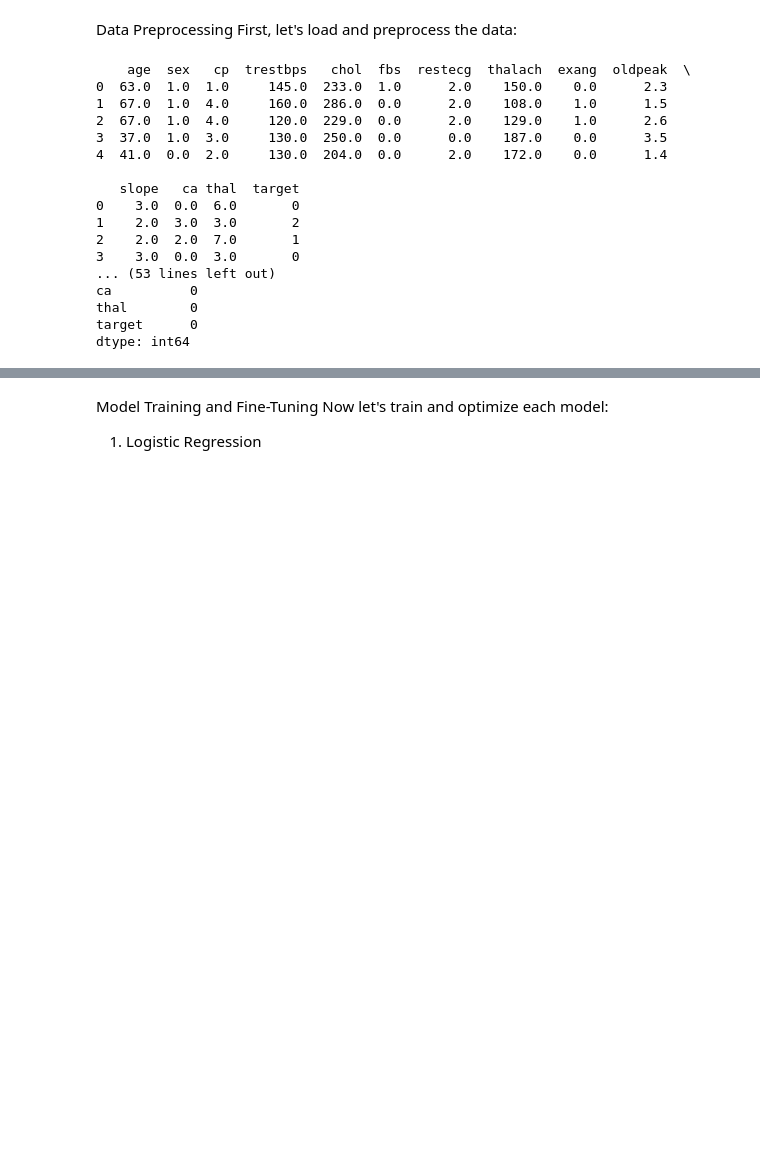
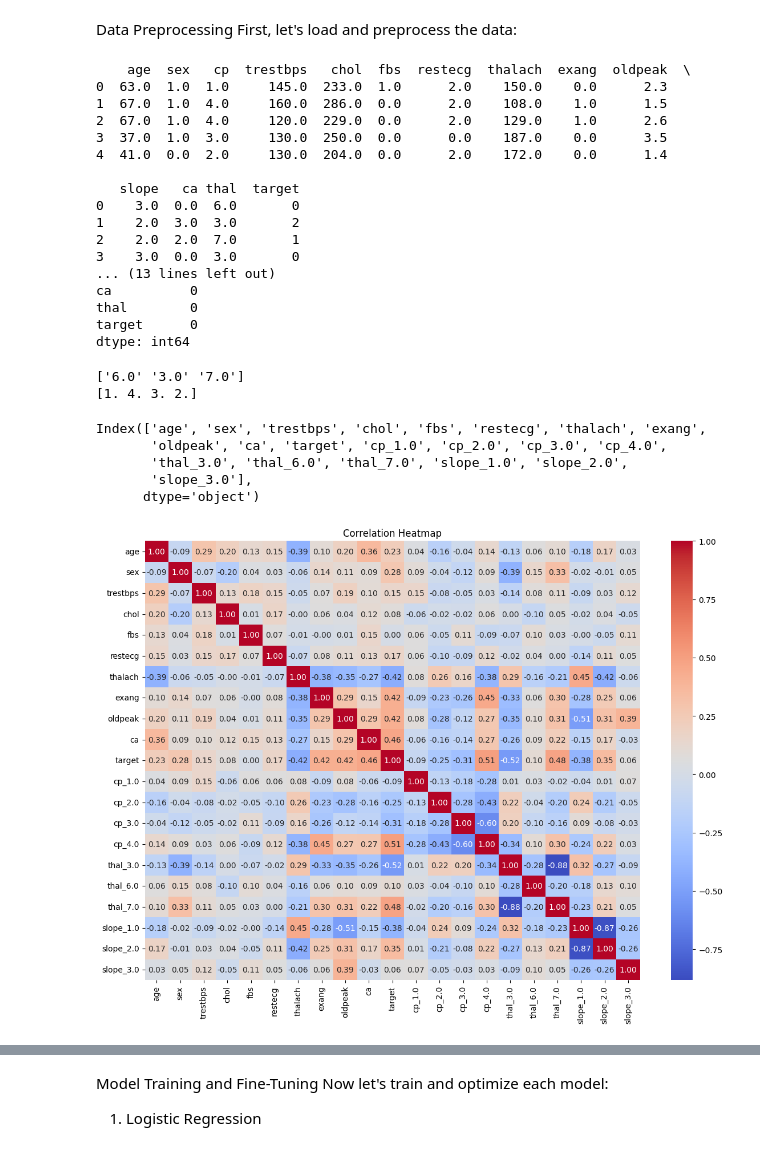
Before and after one commit to yinvestor/Health-AI, a Jupyter notebook: finalYearProject/project-models/model_training/trained.ipynb, the cells around one changed output, grey strips where cells are left out. Drawn from its saved outputs; the diff is of its cells as text; code cells hidden in the pictures; blank space fills up the shorter version.

```diff
--- a/finalYearProject/project-models/model_training/trained.ipynb
+++ b/finalYearProject/project-models/model_training/trained.ipynb
@@ -11,12 +11,21 @@ from sklearn.metrics import accuracy_score, classification_report
 # Load the dataset
 column_names = ['age', 'sex', 'cp', 'trestbps', 'chol', 'fbs', 'restecg',
                 'thalach', 'exang', 'oldpeak', 'slope', 'ca', 'thal', 'target']
+
+# Read the dataset
 df = pd.read_csv('processed.cleveland.csv', names=column_names)
+
+# Display the first few rows
 print(df.head())
-print(df.info())
-print(df.describe())
-df.dtypes
+
+# Check dataset shape
+print(df.shape)
+
+# Check for missing values
 print(df.isnull().sum())
+
+# Convert target to binary (0 = no disease, 1 = disease)
+df['target'] = df['target'].apply(lambda x: 0 if x == 0 else 1)
 
 # Convert target to binary (0 = no disease, 1 = disease)
 df['target'] = df['target'].apply(lambda x: 0 if x == 0 else 1)
@@ -24,6 +33,7 @@ df['target'] = df['target'].apply(lambda x: 0 if x == 0 else 1)
 # Handle missing values (marked as '?')
 df = df.replace('?', np.nan)
 df = df.dropna()
+
 
 # Split into features and target
 X = df.drop('target', axis=1)
@@ -49,8 +59,47 @@ X_test = scaler.transform(X_test)
 1    2.0  3.0  3.0       2
 2    2.0  2.0  7.0       1
 3    3.0  0.0  3.0       0
-... (53 lines left out)
+... (13 lines left out)
 ca          0
 thal        0
 target      0
 dtype: int64
+# %%
+# Handle missing values (marked as '?')
+df = df.replace('?', np.nan)
+df = df.dropna()
+# %%
+print(df['thal'].unique())  # Too many = not categorical
+print(df['cp'].unique())       # Few values = safe to encode
+# %% [output]
+['6.0' '3.0' '7.0']
+[1. 4. 3. 2.]
+# %%
+
+# One-hot encode categorical features
+# Convert categorical variables to numeric
+df = pd.get_dummies(df, columns=['cp', 'thal', 'slope'], drop_first=False)
+print(df.columns)  # See what columns were created
+
+# cp_columns = [col for col in df.columns if col.startswith('cp_')]
+# print(cp_columns)  # Should list all cp one-hot columns
+
+# # Now you can safely use cp_columns
+# cp_counts = df[cp_columns].sum()
+# print(cp_counts)
+# %% [output]
+Index(['age', 'sex', 'trestbps', 'chol', 'fbs', 'restecg', 'thalach', 'exang',
+       'oldpeak', 'ca', 'target', 'cp_1.0', 'cp_2.0', 'cp_3.0', 'cp_4.0',
+       'thal_3.0', 'thal_6.0', 'thal_7.0', 'slope_1.0', 'slope_2.0',
+       'slope_3.0'],
+      dtype='object')
+# %%
+import seaborn as sns
+import matplotlib.pyplot as plt
+
+plt.figure(figsize=(14,10))
+sns.heatmap(df.corr(), annot=True, fmt=".2f", cmap="coolwarm")
+plt.title("Correlation Heatmap")
+plt.show()
+# %% [output]
+[figure, added]
```
Also changed, not shown: parts of 11 cells of this notebook, 3 other files.
